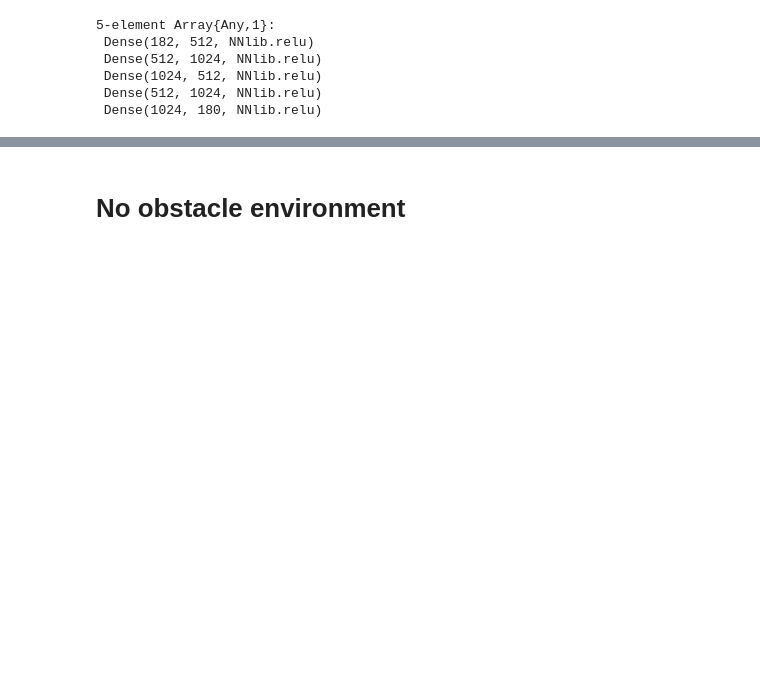
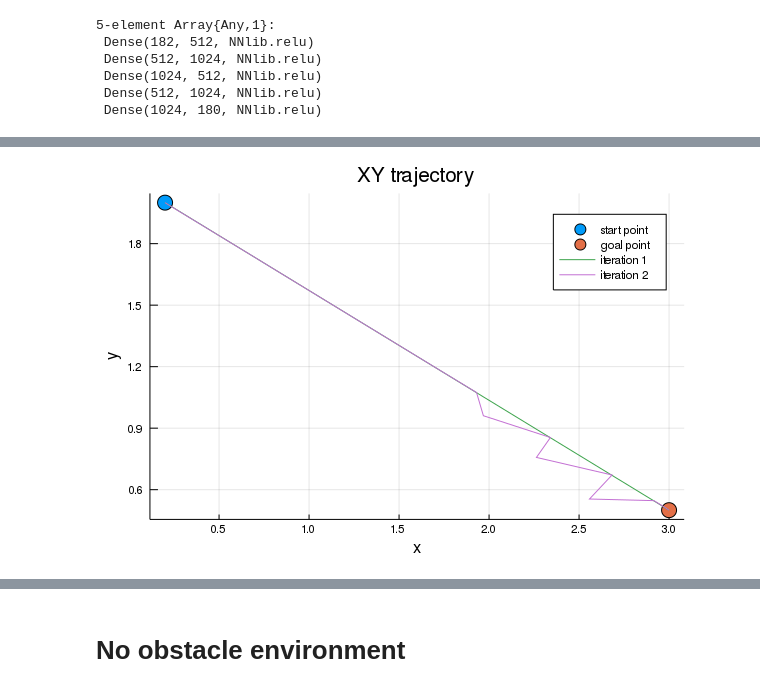
Before and after one commit to somritabanerjee/GuSTO.jl, a Jupyter notebook: examples/freeflyerSE2-Copy1.ipynb, the cells around one changed output, grey strips where cells are left out. Saved outputs shown, nothing was run; the diff lists cells and outputs as text; code cells hidden in the pictures; blank space fills up the shorter version.

```diff
--- a/examples/freeflyerSE2-Copy1.ipynb
+++ b/examples/freeflyerSE2-Copy1.ipynb
@@ -61,0 +132,4 @@ Model loaded
+# %%
+plotXYTrajectories(traj_X_vec)
+# %% [output]
+[figure, added]
```
Also changed, not shown: parts of 9 cells of this notebook, 3 other files.
